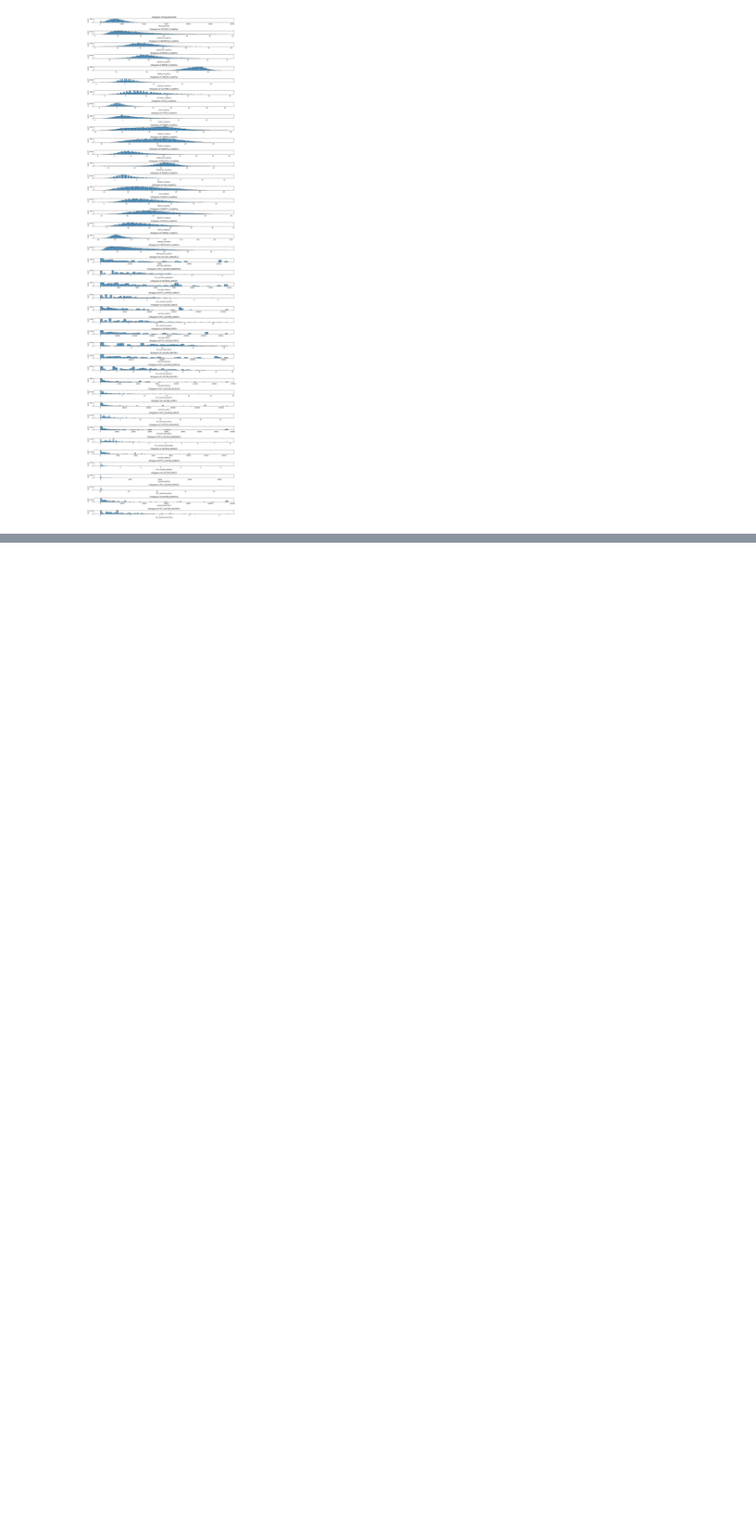
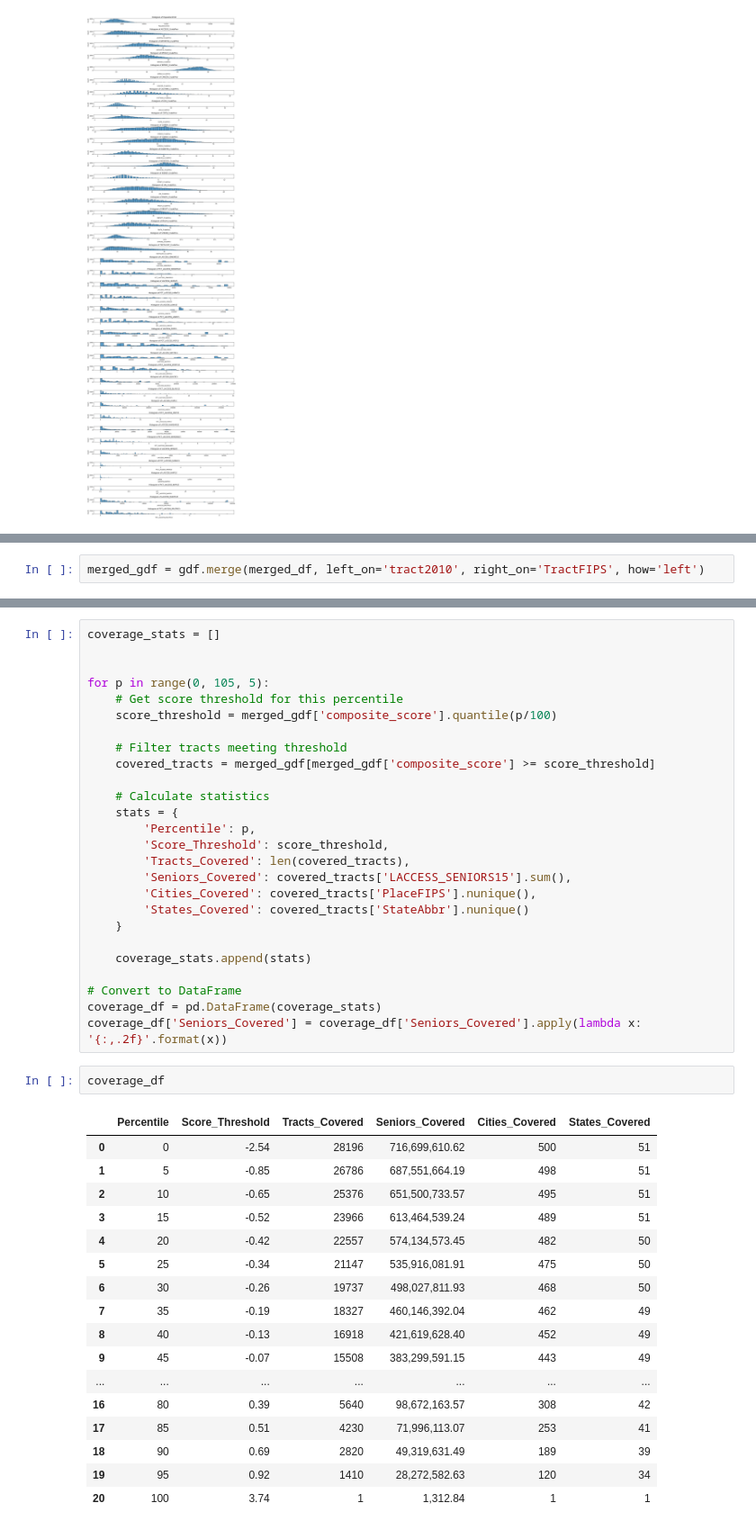
Before and after one commit to opheliasin/n1health_data_challenge, a Jupyter notebook: data_exploration.ipynb, the cells around one changed output, grey strips where cells are left out. Shown at 90% size. Saved outputs shown, nothing was run; the diff lists cells and outputs as text; blank space fills up the shorter version.

```diff
--- a/data_exploration.ipynb
+++ b/data_exploration.ipynb
@@ -346,0 +575,2 @@ conn.close()
+# %%
+merged_gdf = gdf.merge(merged_df, left_on='tract2010', right_on='TractFIPS', how='left')
@@ -346,0 +661,46 @@ conn.close()
+# %%
+coverage_stats = []
+
+
+for p in range(0, 105, 5):
+    # Get score threshold for this percentile
+    score_threshold = merged_gdf['composite_score'].quantile(p/100)
+
+    # Filter tracts meeting threshold
+    covered_tracts = merged_gdf[merged_gdf['composite_score'] >= score_threshold]
+
+    # Calculate statistics
+    stats = {
+        'Percentile': p,
+        'Score_Threshold': score_threshold,
+        'Tracts_Covered': len(covered_tracts),
+        'Seniors_Covered': covered_tracts['LACCESS_SENIORS15'].sum(),
+        'Cities_Covered': covered_tracts['PlaceFIPS'].nunique(),
+        'States_Covered': covered_tracts['StateAbbr'].nunique()
+    }
+
+    coverage_stats.append(stats)
+
+# Convert to DataFrame
+coverage_df = pd.DataFrame(coverage_stats)
+coverage_df['Seniors_Covered'] = coverage_df['Seniors_Covered'].apply(lambda x: '{:,.2f}'.format(x))
+# %%
+coverage_df
+# %% [output]
+|  | Percentile | Score_Threshold | Tracts_Covered | Seniors_Covered | Cities_Covered | States_Covered |
+| 0 | 0 | -2.54 | 28196 | 716,699,610.62 | 500 | 51 |
+| 1 | 5 | -0.85 | 26786 | 687,551,664.19 | 498 | 51 |
+| 2 | 10 | -0.65 | 25376 | 651,500,733.57 | 495 | 51 |
+| 3 | 15 | -0.52 | 23966 | 613,464,539.24 | 489 | 51 |
+| 4 | 20 | -0.42 | 22557 | 574,134,573.45 | 482 | 50 |
+| 5 | 25 | -0.34 | 21147 | 535,916,081.91 | 475 | 50 |
+| 6 | 30 | -0.26 | 19737 | 498,027,811.93 | 468 | 50 |
+| 7 | 35 | -0.19 | 18327 | 460,146,392.04 | 462 | 49 |
+| 8 | 40 | -0.13 | 16918 | 421,619,628.40 | 452 | 49 |
+| 9 | 45 | -0.07 | 15508 | 383,299,591.15 | 443 | 49 |
+| ... | ... | ... | ... | ... | ... | ... |
+| 16 | 80 | 0.39 | 5640 | 98,672,163.57 | 308 | 42 |
+| 17 | 85 | 0.51 | 4230 | 71,996,113.07 | 253 | 41 |
+| 18 | 90 | 0.69 | 2820 | 49,319,631.49 | 189 | 39 |
+| 19 | 95 | 0.92 | 1410 | 28,272,582.63 | 120 | 34 |
+| 20 | 100 | 3.74 | 1 | 1,312.84 | 1 | 1 |
```
Also changed, not shown: parts of 40 cells of this notebook.
